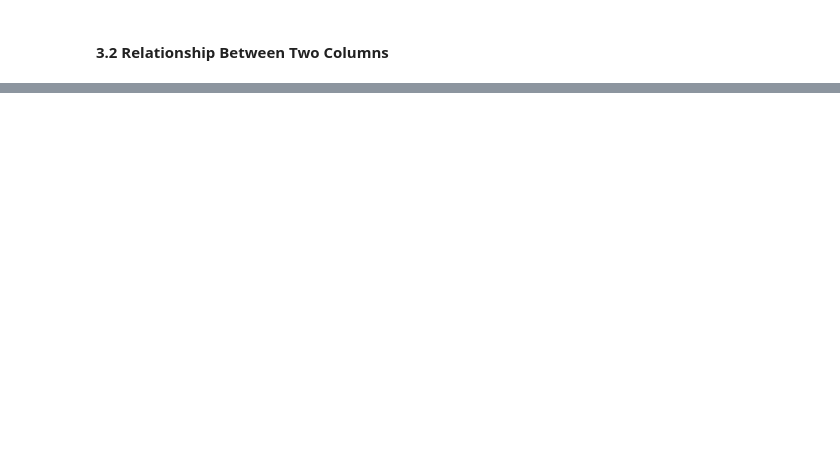
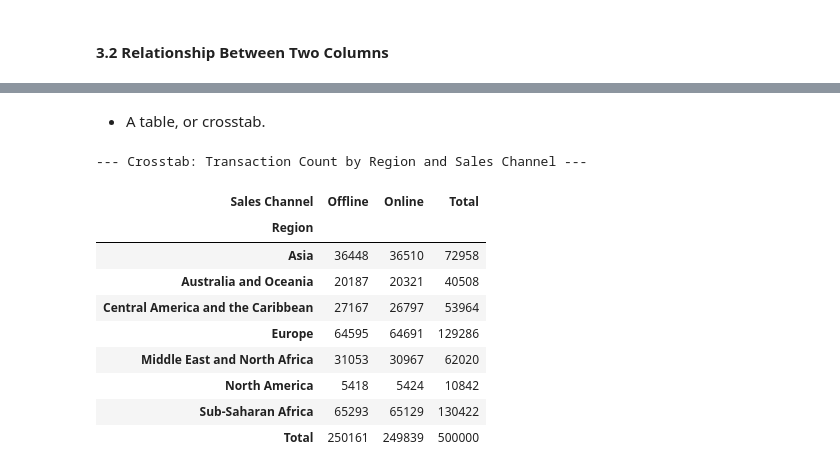
Before and after one commit to sagarmagar977/EDA, a Jupyter notebook: assignment EDA .ipynb, the cells around one changed output, grey strips where cells are left out. Cells and saved outputs as stored; diff of their text form; code cells hidden in the pictures; blank space fills up the shorter version.

```diff
--- a/assignment EDA .ipynb
+++ b/assignment EDA .ipynb
@@ -445,0 +528,25 @@ plt.show()
+# %% [markdown]
+- A table, or crosstab.
+# %%
+
+print("--- Crosstab: Transaction Count by Region and Sales Channel ---")
+
+# Creation of the crosstab table
+region_channel_ct = pd.crosstab(df_cleaned['Region'], df_cleaned['Sales Channel'], margins=True, margins_name="Total")
+
+styled_crosstab = region_channel_ct.style.background_gradient(cmap='Blues', subset=['Offline', 'Online'])
+
+
+display(styled_crosstab)
+# %% [output]
+--- Crosstab: Transaction Count by Region and Sales Channel ---
+| Sales Channel | Offline | Online | Total |
+| Region |  |  |  |
+| Asia | 36448 | 36510 | 72958 |
+| Australia and Oceania | 20187 | 20321 | 40508 |
+| Central America and the Caribbean | 27167 | 26797 | 53964 |
+| Europe | 64595 | 64691 | 129286 |
+| Middle East and North Africa | 31053 | 30967 | 62020 |
+| North America | 5418 | 5424 | 10842 |
+| Sub-Saharan Africa | 65293 | 65129 | 130422 |
+| Total | 250161 | 249839 | 500000 |
```
Also changed, not shown: parts of 33 cells of this notebook.
